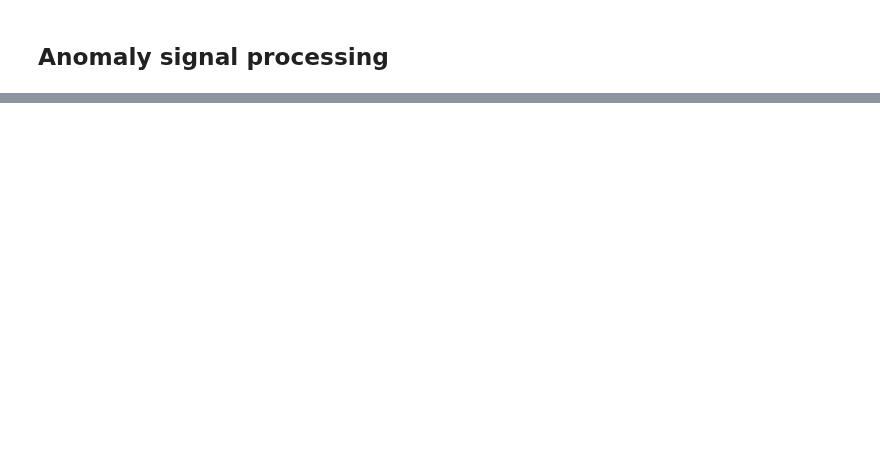
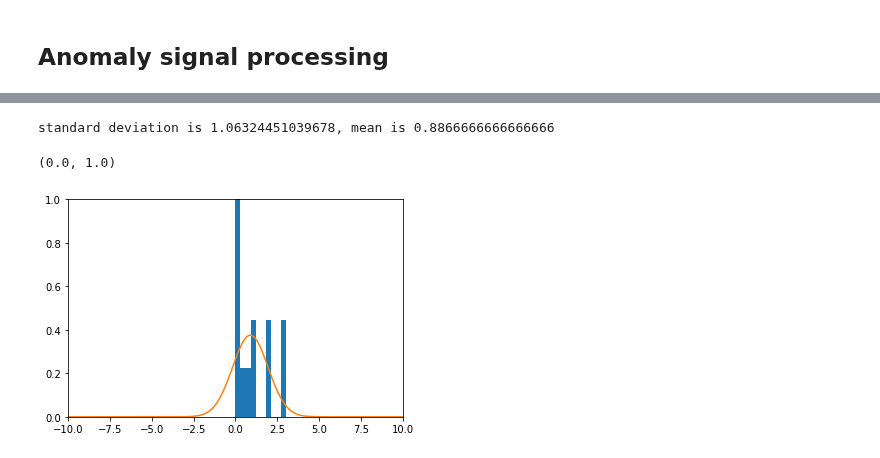
Before and after one commit to ellensanden/MLAnomalyDetection, a Jupyter notebook: test_stuff/test.ipynb, the cells around one changed output, grey strips where cells are left out. Saved outputs shown, nothing was run; the diff lists cells and outputs as text; code cells hidden in the pictures; blank space fills up the shorter version.

```diff
--- a/test_stuff/test.ipynb
+++ b/test_stuff/test.ipynb
@@ -544,0 +560,39 @@ $a = (e- \mu)^T \Sigma ^{-1} (e-\mu)$
+# %%
+def calc_error_parameters(y_true,y_hat): # calculates the mean and deviation of the reconstruction errors according to a gaussian dist
+    all_errors = []
+    for x in range(len(y_true)):
+        recon_error = abs(y_true[x] - y_hat[x])
+        all_errors.append(recon_error)
+
+    mean = np.mean(all_errors) # ML estimate
+    standard_deviation = np.std(all_errors) # ML estimate
+    variance = standard_deviation*standard_deviation
+
+    return standard_deviation, mean, all_errors
+# %%
+y1 = array([1,2,3,4,5,6,7,8,9,10,11,12,13,14,5])
+y2 = array([1.5,2,4,4,7,8,7,8.1,9.7,11,8,12,13,11,5])
+
+std, mu, errors = calc_error_parameters(y1,y2)
+print(f'standard deviation is {std}, mean is {mu}')
+# %% [output]
+standard deviation is 1.06324451039678, mean is 0.8866666666666666
+# %%
+def normal_dist(mu,sigma,x):
+  f_x = (1/(sigma*np.sqrt(2*np.pi)))*np.exp((-1/2)*((x-mu)/sigma)**2)
+  return f_x
+# %%
+from matplotlib import pyplot as plt
+import numpy as np
+from numpy import array
+x = x = np.linspace(-10,10,1000)
+normal = normal_dist(mu,std,x)
+
+plt.figure()
+plt.hist(errors,density=True,stacked = True,bins=10)
+plt.plot(x,normal)
+plt.xlim(-10, 10)
+plt.ylim(0, 1)
+# %% [output]
+(0.0, 1.0)
+[figure, added]
```
Also changed, not shown: parts of 5 cells of this notebook.
